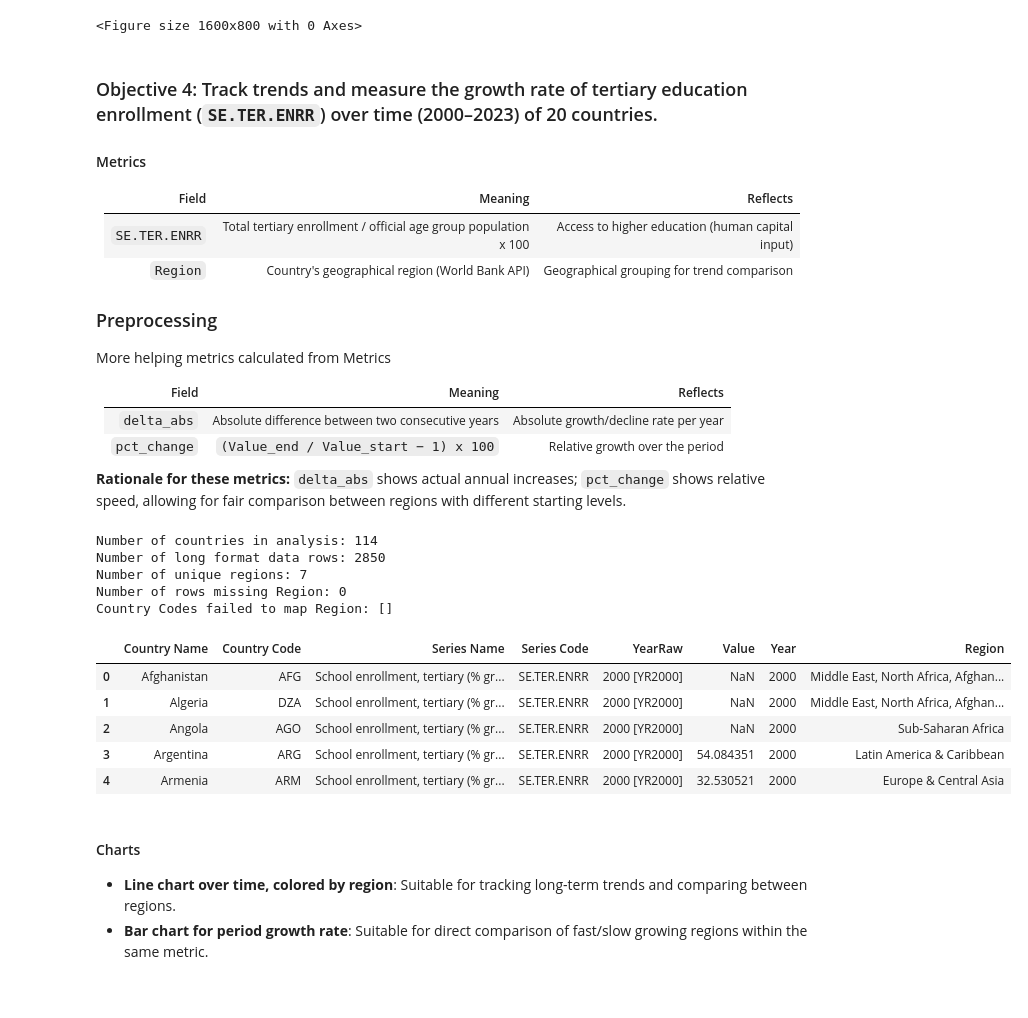
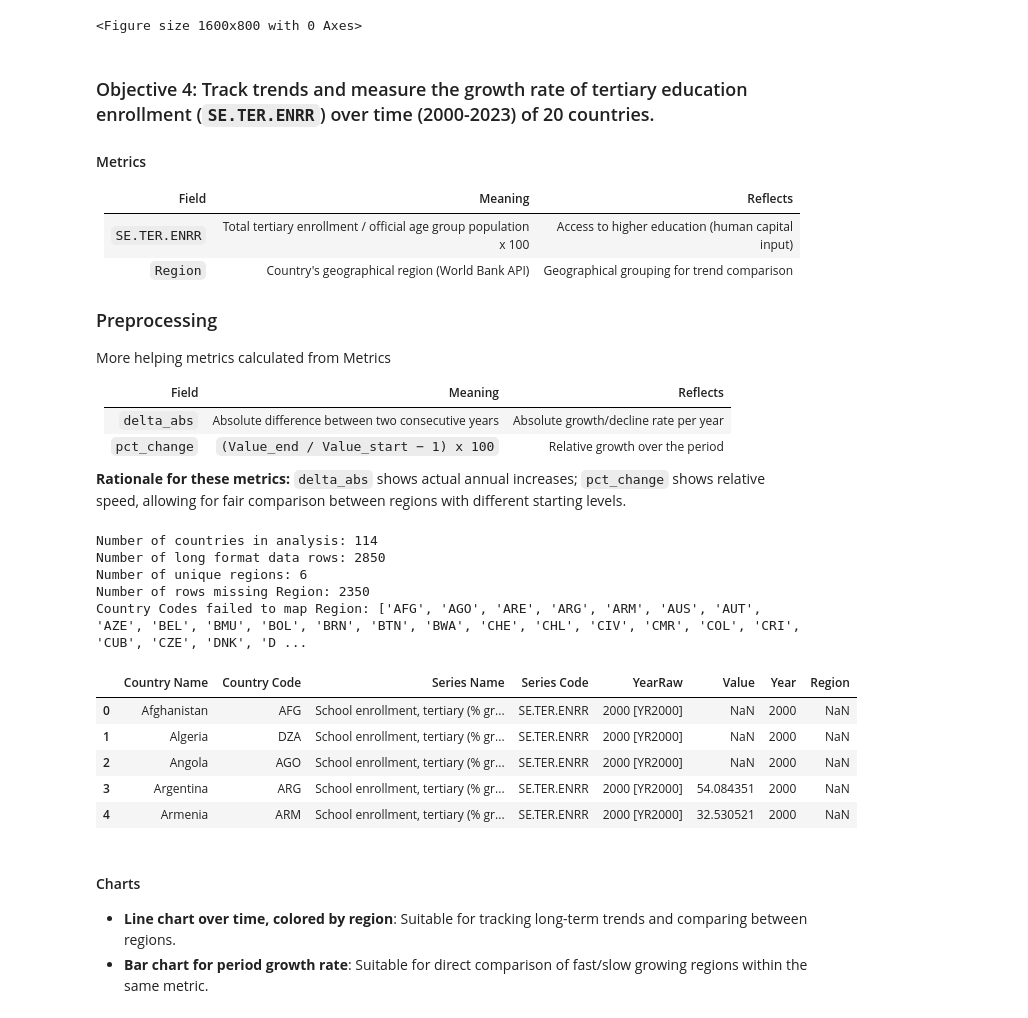
Before and after one commit to n3sfan/DataVis-Lab2, a Jupyter notebook: Notebook/All.ipynb, the cells around one changed output. Cells and saved outputs as stored; diff of their text form; code cells hidden in the pictures.

```diff
--- a/Notebook/All.ipynb
+++ b/Notebook/All.ipynb
@@ -140,6 +140,14 @@ print(f"\nBy YEAR (column):")
 for col, n, p in zip(year_cols, missing_per_col, pct_per_col):
     bar = " " * int(p // 5) if p > 0 else ""
     print(f"   {col} | Missing: {n}/{len(df_years)} indicators ({p}%) {bar}")
+
+# --- Step 1: Parse all year columns to float first ---
+df_clean = df.copy().reset_index(drop=True)
+year_cols = [c for c in df_clean.columns if c.startswith('20')]
+
+# Convert '..' and garbage strings -> NaN, cast to float
+for col in year_cols:
+    df_clean[col] = pd.to_numeric(df_clean[col], errors='coerce')
 # %% [output]
 Overview:
    Total data cells : 45600
@@ -242,7 +293,7 @@ plt.show()
 ValueError: Could not interpret value `Year` for `x`. An entry with this name does not appear in `data`.
 <Figure size 1600x800 with 0 Axes>
 # %% [markdown]
-### Objective 4: Track trends and measure the growth rate of tertiary education enrollment (`SE.TER.ENRR`) over time (2000–2023) of 20 countries.
+### Objective 4: Track trends and measure the growth rate of tertiary education enrollment (`SE.TER.ENRR`) over time (2000-2023) of 20 countries.
 
 #### Metrics
 | Field | Meaning | Reflects |
@@ -267,54 +318,82 @@ ter_long = ter_df.melt(
     id_vars=['Country Name', 'Country Code', 'Series Name', 'Series Code'],
     value_vars=year_cols,
     var_name='YearRaw',
     value_name='Value'
 )
 
 ter_long['Year'] = ter_long['YearRaw'].str.extract(r'(\d{4})').astype(int)
 ter_long['Value'] = pd.to_numeric(ter_long['Value'], errors='coerce')
 
 print(f"Number of countries in analysis: {ter_long['Country Code'].nunique()}")
 print(f"Number of long format data rows: {len(ter_long)}")
 ter_long.head()
 
-import requests
+# Manual Region mapping and representative countries (1 per region)
+region_map = {
+    'VNM': 'East Asia & Pacific',
+    'THA': 'East Asia & Pacific',
+    'IDN': 'East Asia & Pacific',
+    'PHL': 'East Asia & Pacific',
+    'IND': 'South Asia',
+    'BGD': 'South Asia',
+    'PAK': 'South Asia',
+    'CHN': 'East Asia & Pacific',
+    'JPN': 'East Asia & Pacific',
+    'KOR': 'East Asia & Pacific',
+    'DEU': 'Europe & Central Asia',
+    'FRA': 'Europe & Central Asia',
+    'GBR': 'Europe & Central Asia',
+    'SWE': 'Europe & Central Asia',
+    'USA': 'North America',
+    'CAN': 'North America',
+    'BRA': 'Latin America & Caribbean',
+    'MEX': 'Latin America & Caribbean',
+    'ZAF': 'Sub-Saharan Africa',
+    'NGA': 'Sub-Saharan Africa',
+}
+region_df = pd.DataFrame(list(region_map.items()), columns=['Country Code', 'Region'])
 
-url = 'https://api.worldbank.org/v2/country?format=json&per_page=400'
-resp = requests.get(url, timeout=30)
-resp.raise_for_status()
-wb_payload = resp.json()
+# 1 representative country per region
+REPRESENTATIVE = {
+    'North America':     'USA',
+    'Europe & Central Asia': 'DEU',
+    'East Asia & Pacific': 'JPN',
+    'South Asia':        'IND',
+    'Latin America & Caribbean': 'BRA',
+    'Middle East, North Africa, Afghanistan & Pakistan': 'PAK',
+    'Sub-Saharan Africa': 'ZAF',
+}
 
-region_rows = []
-for item in wb_payload[1]:
-    region_rows.append({
-        'Country Code': item.get('id'),
-        'Region': item.get('region', {}).get('value')
-    })
-
-region_df = pd.DataFrame(region_rows).drop_duplicates(subset=['Country Code'])
+# Developing representative countries (1 per developing region)
+DEV_REPRESENTATIVE = {
+    'East Asia & Pacific': 'VNM',
+    'South Asia':        'IND',
+    'Latin America & Caribbean': 'BRA',
+    'Sub-Saharan Africa': 'ZAF',
+}
 
 ter_long = ter_long.merge(region_df, on='Country Code', how='left')
 
 missing_region = ter_long['Region'].isna().sum()
 missing_codes = sorted(ter_long.loc[ter_long['Region'].isna(), 'Country Code'].unique())
 
 print(f"Number of unique regions: {ter_long['Region'].nunique()}")
 print(f"Number of rows missing Region: {missing_region}")
 print(f"Country Codes failed to map Region: {missing_codes}")
 
 ter_long.head()
 # %% [output]
 Number of countries in analysis: 114
 Number of long format data rows: 2850
-Number of unique regions: 7
-Number of rows missing Region: 0
-Country Codes failed to map Region: []
+Number of unique regions: 6
+Number of rows missing Region: 2350
+Country Codes failed to map Region: ['AFG', 'AGO', 'ARE', 'ARG', 'ARM', 'AUS', 'AUT', 'AZE', 'BEL', 'BMU', 'BOL', 'BRN', 'BTN', 'BWA', 'CHE', 'CHL', 'CIV', 'CMR', 'COL', 'CRI', 'CUB', 'CZE', 'DNK', 'D ...
 |  | Country Name | Country Code | Series Name | Series Code | YearRaw | Value | Year | Region |
-| 0 | Afghanistan | AFG | School enrollment, tertiary (% gr... | SE.TER.ENRR | 2000 [YR2000] | NaN | 2000 | Middle East, North Africa, Afghan... |
-| 1 | Algeria | DZA | School enrollment, tertiary (% gr... | SE.TER.ENRR | 2000 [YR2000] | NaN | 2000 | Middle East, North Africa, Afghan... |
-| 2 | Angola | AGO | School enrollment, tertiary (% gr... | SE.TER.ENRR | 2000 [YR2000] | NaN | 2000 | Sub-Saharan Africa |
-| 3 | Argentina | ARG | School enrollment, tertiary (% gr... | SE.TER.ENRR | 2000 [YR2000] | 54.084351 | 2000 | Latin America & Caribbean |
-| 4 | Armenia | ARM | School enrollment, tertiary (% gr... | SE.TER.ENRR | 2000 [YR2000] | 32.530521 | 2000 | Europe & Central Asia |
+| 0 | Afghanistan | AFG | School enrollment, tertiary (% gr... | SE.TER.ENRR | 2000 [YR2000] | NaN | 2000 | NaN |
+| 1 | Algeria | DZA | School enrollment, tertiary (% gr... | SE.TER.ENRR | 2000 [YR2000] | NaN | 2000 | NaN |
+| 2 | Angola | AGO | School enrollment, tertiary (% gr... | SE.TER.ENRR | 2000 [YR2000] | NaN | 2000 | NaN |
+| 3 | Argentina | ARG | School enrollment, tertiary (% gr... | SE.TER.ENRR | 2000 [YR2000] | 54.084351 | 2000 | NaN |
+| 4 | Armenia | ARM | School enrollment, tertiary (% gr... | SE.TER.ENRR | 2000 [YR2000] | 32.530521 | 2000 | NaN |
 # %% [markdown]
 #### Charts
 - **Line chart over time, colored by region**: Suitable for tracking long-term trends and comparing between regions.
```
Also changed, not shown: parts of 11 cells of this notebook, 1 other file.
